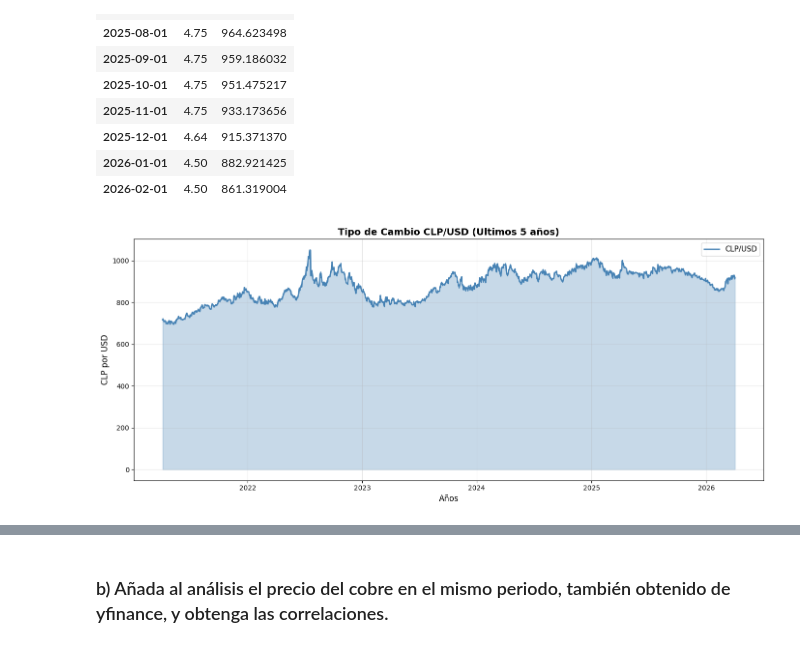
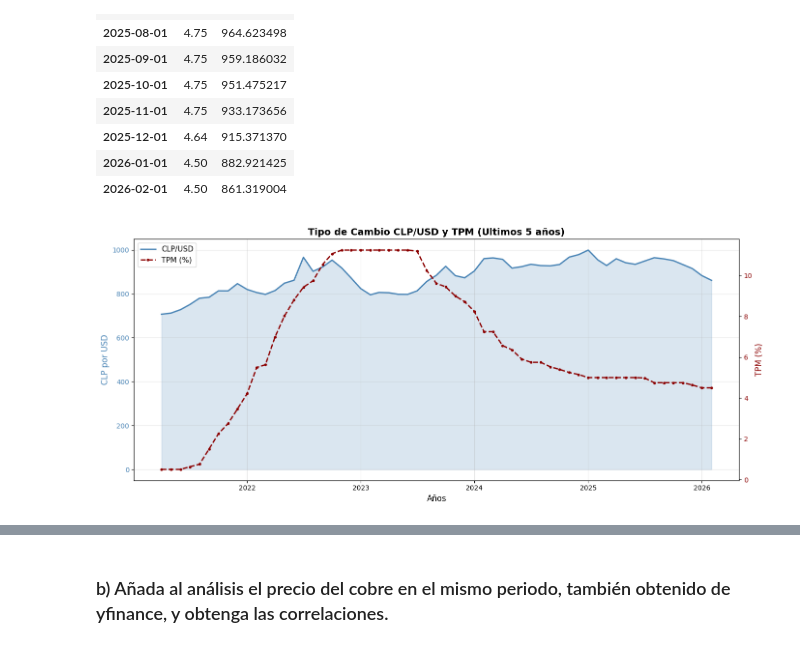
Before and after one commit to Gottch7897/iit414w-lab01-TheUltrakills, a Jupyter notebook: EvalProyectos/Tarea1.ipynb/Tarea1.ipynb, the cells around one changed output, grey strips where cells are left out. Saved outputs shown, nothing was run; the diff lists cells and outputs as text; code cells hidden in the pictures.

```diff
--- a/EvalProyectos/Tarea1.ipynb/Tarea1.ipynb
+++ b/EvalProyectos/Tarea1.ipynb/Tarea1.ipynb
@@ -452,41 +452,69 @@ Observaciones mensuales comunes: 59
 # %%
 # Convert USD/CLP to CLP/USD (invert the data)
 clp_usd_data = 1 / historical_data['Close']
 
-# a) Plot CLP/USD Exchange Rate
-plt.figure(figsize=(14, 6))
+# Build monthly CLP/USD for alignment with TPM
+fx_monthly_plot = clp_usd_data.copy()
+fx_monthly_plot.index = pd.to_datetime(fx_monthly_plot.index).tz_localize(None)
+fx_monthly_plot = fx_monthly_plot.resample("MS").mean().to_frame(name="CLP_USD")
 
-# Plot: CLP/USD over time
-plt.plot(clp_usd_data.index, clp_usd_data, linewidth=2, color='steelblue', label='CLP/USD')
-plt.fill_between(clp_usd_data.index, clp_usd_data, alpha=0.3, color='steelblue')
-plt.title('Tipo de Cambio CLP/USD (Ultimos 5 años)', fontsize=14, fontweight='bold')
-plt.xlabel('Años', fontsize=12)
-plt.ylabel('CLP por USD', fontsize=12)
-plt.grid(True, alpha=0.3)
+# Build aligned dataset for plotting TPM + CLP/USD
+if "combo" in globals() and {"TPM", "CLP_USD"}.issubset(combo.columns):
+    plot_df = combo.copy()
+else:
+    if "tpm_data" not in globals():
+        raise ValueError("Primero ejecuta la celda de TPM para construir tpm_data/combo")
+    plot_df = tpm_data.join(fx_monthly_plot, how="inner").dropna()
 
-# Add moving averages
-#ma_30 = clp_usd_data.rolling(window=30).mean()
-#ma_90 = clp_usd_data.rolling(window=90).mean()
-#plt.plot(clp_usd_data.index, ma_30, 'orange', linestyle='--', linewidth=1.5, label='30-day MA')
-#plt.plot(clp_usd_data.index, ma_90, 'red', linestyle='--', linewidth=1.5, label='90-day MA')
-plt.legend(fontsize=11)
+if plot_df.empty:
+    raise ValueError("No hay datos comunes para graficar TPM y CLP/USD")
+
+# a) Plot CLP/USD + TPM in the same chart (dual axis)
+fig, ax1 = plt.subplots(figsize=(14, 6))
+ax2 = ax1.twinx()
+
+# CLP/USD axis
+line1 = ax1.plot(
+    plot_df.index,
+    plot_df["CLP_USD"],
+    linewidth=2,
+    color="steelblue",
+    label="CLP/USD"
+    )[0]
+ax1.fill_between(plot_df.index, plot_df["CLP_USD"], alpha=0.20, color="steelblue")
+ax1.set_xlabel("Años", fontsize=12)
+ax1.set_ylabel("CLP por USD", fontsize=12, color="steelblue")
+ax1.tick_params(axis="y", labelcolor="steelblue")
+
+# TPM axis
+line2 = ax2.plot(
+    plot_df.index,
+    plot_df["TPM"],
+    linewidth=2,
+    color="darkred",
+    linestyle="--",
+    marker="o",
+    markersize=3,
+    label="TPM (%)"
+    )[0]
+ax2.set_ylabel("TPM (%)", fontsize=12, color="darkred")
+ax2.tick_params(axis="y", labelcolor="darkred")
+
+plt.title("Tipo de Cambio CLP/USD y TPM (Ultimos 5 años)", fontsize=14, fontweight="bold")
+ax1.grid(True, alpha=0.3)
+
+# Single combined legend
+ax1.legend([line1, line2], ["CLP/USD", "TPM (%)"], loc="upper left", fontsize=11)
+
 plt.tight_layout()
 plt.show()
 
 # Print statistics
-print("\n" + "="*60)
-print(" Tipo de Cambio CLP/USD (Ultimos 5 años)")
-print("="*60)
-#print(f"Current Rate: {clp_usd_data.iloc[-1]:.2f} CLP/USD")
-#print(f"Highest Rate: {clp_usd_data.max():.2f} CLP/USD")
-#print(f"Lowest Rate: {clp_usd_data.min():.2f} CLP/USD")
-#print(f"Average Rate: {clp_usd_data.mean():.2f} CLP/USD")
-#print(f"Std Deviation: {clp_usd_data.std():.2f}")
-#print(f"Change (5 years): {clp_usd_data.iloc[-1] - clp_usd_data.iloc[0]:.2f} CLP/USD")
-#pct_change = ((clp_usd_data.iloc[-1] - clp_usd_data.iloc[0]) / clp_usd_data.iloc[0]) * 100
-#print(f"Percentage Change: {pct_change:.2f}%")
-
-print(f"Correlacion TPM vs CLP/USD: {corr_tpm_fx:.4f}")
+print("\n" + "=" * 60)
+print(" Tipo de Cambio CLP/USD y TPM (Ultimos 5 años)")
+print("=" * 60)
+print(f"Correlacion TPM vs CLP/USD: {plot_df['TPM'].corr(plot_df['CLP_USD']):.4f}")
+print(f"Observaciones mensuales: {len(plot_df)}")
 # %% [output]
-[figure, old version]
+[figure, new version]
 ============================================================
```
Also changed, not shown: parts of 2 cells of this notebook.
